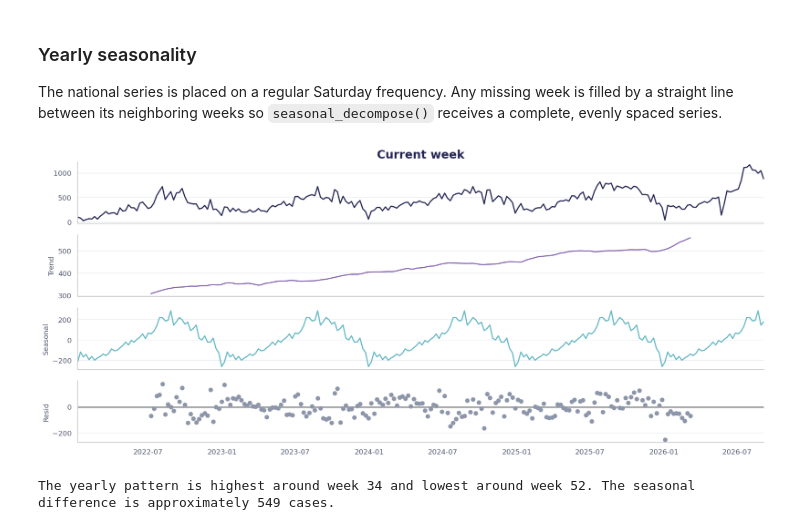
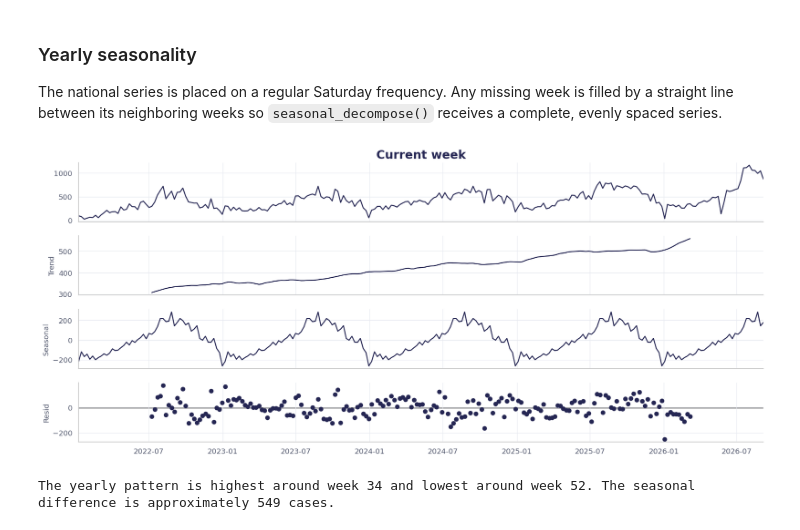
Before and after one commit to Husam-Sawalha/salmonellosis-forecasting-analysis, a Jupyter notebook: notebooks/02_salmonellosis_analysis.ipynb, the cells around one changed output. Saved outputs shown, nothing was run; the diff lists cells and outputs as text; code cells hidden in the pictures.

```diff
--- a/notebooks/02_salmonellosis_analysis.ipynb
+++ b/notebooks/02_salmonellosis_analysis.ipynb
@@ -407,18 +390,17 @@ The national series is placed on a regular Saturday frequency. Any missing week
 # %%
 # Create a regular weekly time series
 weekly_cases = national["Current week"].asfreq("W-SAT")
 
 # Fill any missing weeks
 weekly_cases = weekly_cases.interpolate()
 
 # We see a repeating pattern that is likely seasonal
 # Apply seasonal decomposition
 decomp = seasonal_decompose(weekly_cases)
 fig = decomp.plot()
 fig.set_size_inches(16, 7)
-format_decomposition(fig)
 # %% [output]
-[figure, old version]
+[figure, new version]
 # %%
 seasonal_part = decomp.seasonal
 
```
Also changed, not shown: parts of 3 cells of this notebook.
